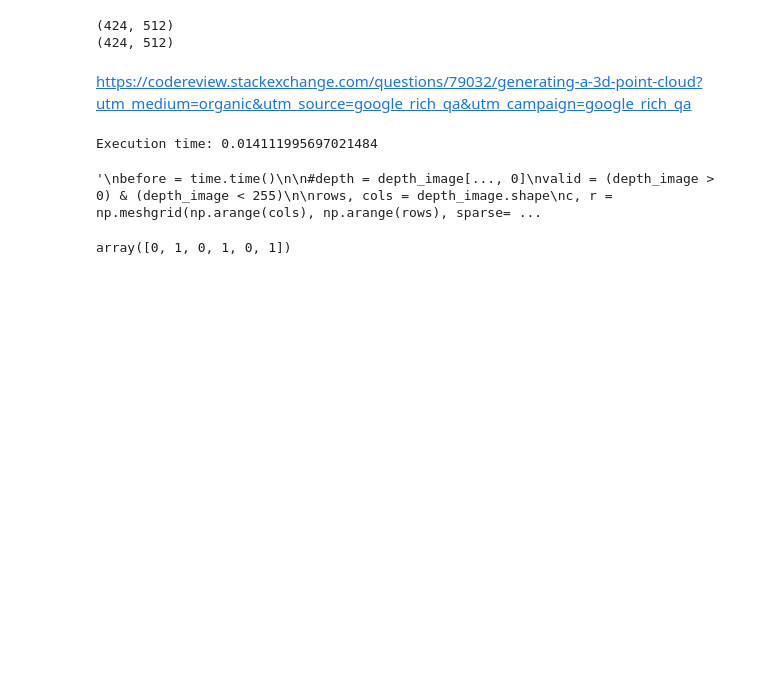
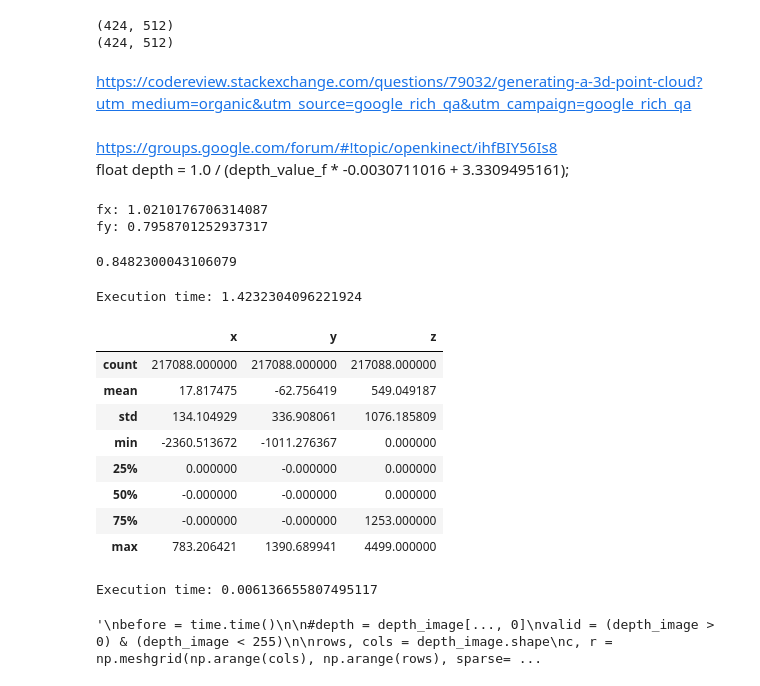
Before and after one commit to ClausHolmgaard/Playground, a Jupyter notebook: ImageProcessing/Kinect/KinectRegisteredToPointcloud.ipynb, the cells around one changed output. Saved outputs shown, nothing was run; the diff lists cells and outputs as text; code cells hidden in the pictures; blank space fills up the shorter version.

```diff
--- a/ImageProcessing/Kinect/KinectRegisteredToPointcloud.ipynb
+++ b/ImageProcessing/Kinect/KinectRegisteredToPointcloud.ipynb
@@ -206,6 +201,53 @@ print(index_y.shape)
 (424, 512)
 # %% [markdown]
 https://codereview.stackexchange.com/questions/79032/generating-a-3d-point-cloud?utm_medium=organic&utm_source=google_rich_qa&utm_campaign=google_rich_qa
+# %% [markdown]
+https://groups.google.com/forum/#!topic/openkinect/ihfBIY56Is8 <br>
+ float depth = 1.0 / (depth_value_f  * -0.0030711016 + 3.3309495161);
+# %%
+cx = 0.032 * 10e2
+cy = 0.033 * 10e2
+#fx = 5.12
+#fy = 4.24
+fx = depth_stream.get_horizontal_fov()
+fy = depth_stream.get_vertical_fov()
+print("fx: {}".format(fx))
+print("fy: {}".format(fy))
+# %% [output]
+fx: 1.0210176706314087
+fy: 0.7958701252937317
+# %%
+rgb_stream.get_vertical_fov()
+# %% [output]
+0.8482300043106079
+# %%
+before = time.time()
+
+cvt = openni2.convert_depth_to_world
+new_depth = np.zeros((depth_image.shape[0] * depth_image.shape[1], 3))
+
+c = 0
+for x in range(depth_image.shape[0]):
+    for y in range(depth_image.shape[1]):
+        new_depth[c] = cvt(depth_stream, x, y, depth_image[x, y])
+
+        c += 1
+
+after = time.time()
+print("Execution time: {}".format(after-before))
+n_d = pd.DataFrame(new_depth, columns=['x', 'y', 'z'])
+n_d.describe()
+# %% [output]
+Execution time: 1.4232304096221924
+|  | x | y | z |
+| count | 217088.000000 | 217088.000000 | 217088.000000 |
+| mean | 17.817475 | -62.756419 | 549.049187 |
+| std | 134.104929 | 336.908061 | 1076.185809 |
+| min | -2360.513672 | -1011.276367 | 0.000000 |
+| 25% | 0.000000 | -0.000000 | 0.000000 |
+| 50% | -0.000000 | -0.000000 | 0.000000 |
+| 75% | -0.000000 | -0.000000 | 1253.000000 |
+| max | 783.206421 | 1390.689941 | 4499.000000 |
 # %%
 before = time.time()
 
@@ -216,22 +258,26 @@ valid_rgb = color_image[depth_image != 0.0]
 #valid_x = 6 - 2 * (index_x[depth_image != 0.0] - 639 / 2) * np.tan(np.deg2rad(57) / 2) * valid_depth / 640
 #valid_y = 4.5 - 2 * (479 - index_y[depth_image != 0.0] - 497 / 2) * np.tan(np.deg2rad(43) / 2) * valid_depth / 480
 
-valid_depth = depth_image[depth_image != 0.0]
+valid_depth = depth_image[depth_image != 0.0] / 256.0
 #valid_x = (index_x[depth_image != 0.0] - cx) * valid_depth / 256.0 / fx
 #valid_y = (index_y[depth_image != 0.0] - cy) * valid_depth / 256.0 / fy
-valid_x = index_x[depth_image != 0.0] / (valid_depth / 256.0) / fx
-valid_y = index_y[depth_image != 0.0] / (valid_depth / 256.0) / fy
+valid_x = index_x[depth_image != 0.0] * valid_depth * fx
+valid_y = index_y[depth_image != 0.0] * valid_depth * fy
+
+#valid_y = (index_y[depth_image != 0.0] - cy) * valid_depth / 256.0 / fy
+#valid_x = index_x[depth_image != 0.0]
+#valid_y = index_y[depth_image != 0.0]
 
 pc2 = np.zeros((valid_points, 6))
-pc2[:,0] = valid_x * 2
-pc2[:,1] = valid_y * 2
-pc2[:,2] = valid_depth / 256.0 * 2
+pc2[:,0] = valid_x
+pc2[:,1] = valid_y
+pc2[:,2] = valid_depth
 pc2[:,3:] = valid_rgb
 
 after = time.time()
 print("Execution time: {}".format(after-before))
 # %% [output]
-Execution time: 0.014111995697021484
+Execution time: 0.006136655807495117
 # %%
 """
 before = time.time()
@@ -253,8 +299,4 @@ print("Execution time: {}".format(after-before))
 """
 # %% [output]
 '\nbefore = time.time()\n\n#depth = depth_image[..., 0]\nvalid = (depth_image > 0) & (depth_image < 255)\n\nrows, cols = depth_image.shape\nc, r = np.meshgrid(np.arange(cols), np.arange(rows), sparse= ...
-# %%
-np.tile(np.arange(0, 2), 3)
-# %% [output]
-array([0, 1, 0, 1, 0, 1])
 # %%
```
Also changed, not shown: parts of 7 cells of this notebook, 13 other files.
